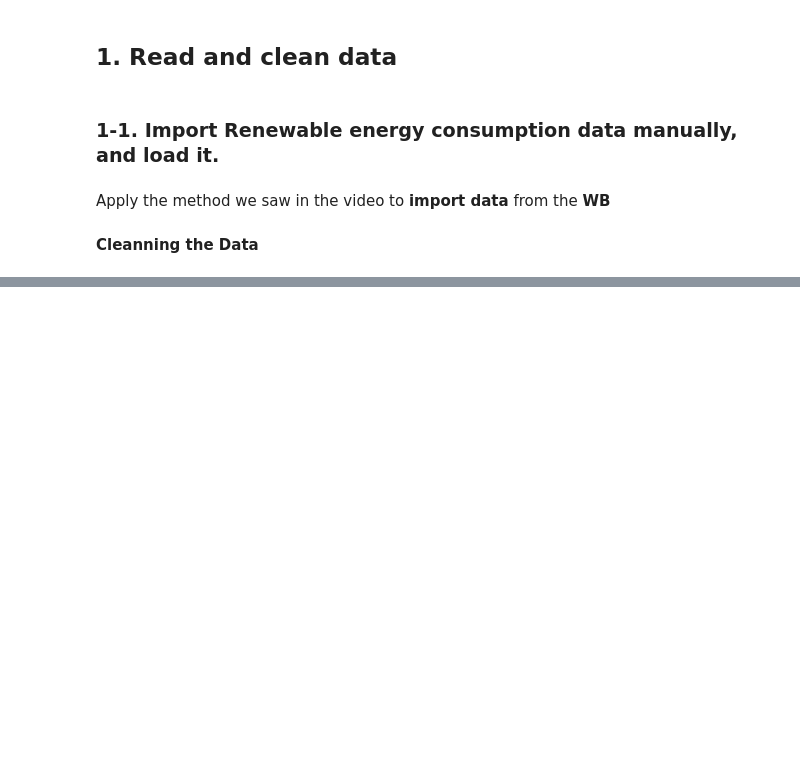
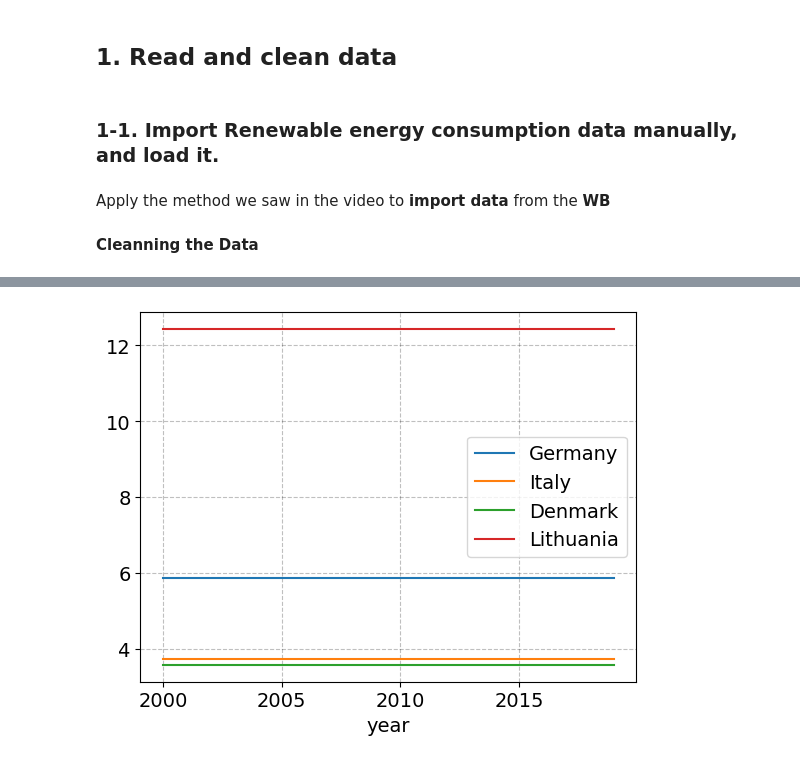
Before and after one commit to NumEconCopenhagen/projects-2023-team-copenhagen, a Jupyter notebook: dataproject/Cesar.ipynb, the cells around one changed output, grey strips where cells are left out. Drawn from its saved outputs; the diff is of its cells as text; code cells hidden in the pictures; blank space fills up the shorter version.

```diff
--- a/dataproject/Cesar.ipynb
+++ b/dataproject/Cesar.ipynb
@@ -31,0 +76,4 @@ Index(['country', 'year', 'rec'], dtype='object')
+# %%
+wb_gdp.year = wb_gdp.year.astype(int) # convert year
+wb_gdp.country = wb_gdp.country.astype('string') # convert country to the special pandas string type
+wb_gdp.info()
@@ -31,0 +141,15 @@ Index(['country', 'year', 'rec'], dtype='object')
+# %%
+wb_gdp_ = wb_gdp.copy()
+#here I'm combining the splitting and applying in one step with agg
+wb_gdp_max = wb_gdp_.groupby('country')['gdp'].agg('max')
+
+wb_gdp_max.name = 'wb_gdp_max'
+
+wb_gdp_ = wb_gdp_.set_index('country').join(wb_gdp_max,how='left')
+# %%
+fig = plt.figure()
+ax = fig.add_subplot(1,1,1)
+for i in countries:
+    wb_gdp_.xs(i).plot(x='year',y='wb_gdp_max',ax=ax,label=i)
+# %% [output]
+[figure, added]
```
Also changed, not shown: parts of 21 cells of this notebook.
